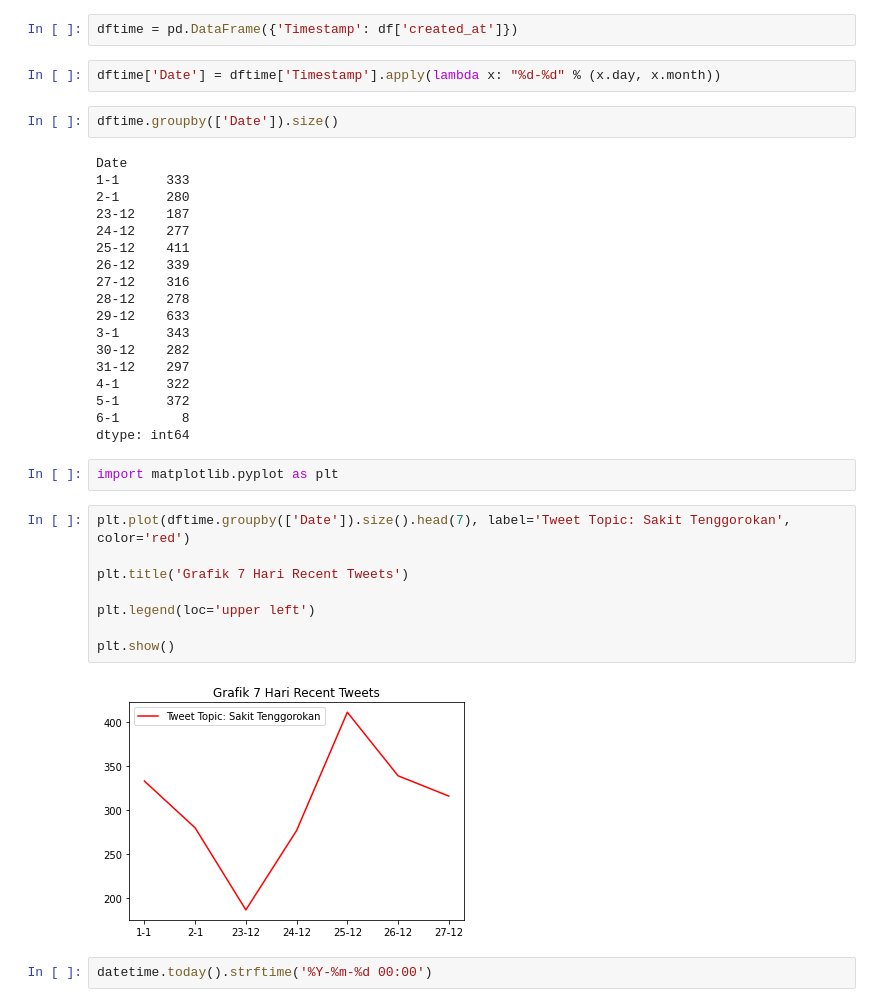
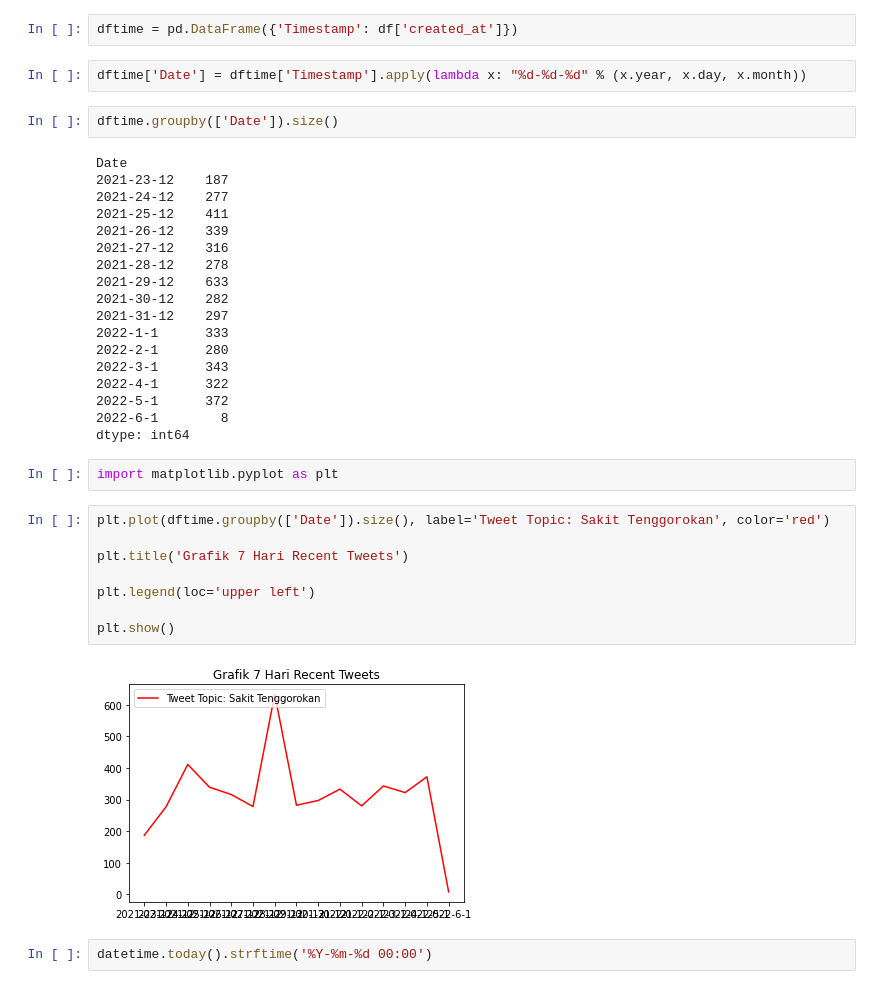
Before and after one commit to bigbisson/TrendingTwitterWordCrawling, a Jupyter notebook: main.ipynb, the cells around one changed output. Saved outputs shown, nothing was run; the diff lists cells and outputs as text.

```diff
--- a/main.ipynb
+++ b/main.ipynb
@@ -147,39 +147,39 @@ df.head(10)
 # %%
 dftime = pd.DataFrame({'Timestamp': df['created_at']})
 # %%
-dftime['Date'] = dftime['Timestamp'].apply(lambda x: "%d-%d" % (x.day, x.month))
+dftime['Date'] = dftime['Timestamp'].apply(lambda x: "%d-%d-%d" % (x.year, x.day, x.month))
 # %%
 dftime.groupby(['Date']).size()
 # %% [output]
 Date
-1-1      333
-2-1      280
-23-12    187
-24-12    277
-25-12    411
-26-12    339
-27-12    316
-28-12    278
-29-12    633
-3-1      343
-30-12    282
-31-12    297
-4-1      322
-5-1      372
-6-1        8
+2021-23-12    187
+2021-24-12    277
+2021-25-12    411
+2021-26-12    339
+2021-27-12    316
+2021-28-12    278
+2021-29-12    633
+2021-30-12    282
+2021-31-12    297
+2022-1-1      333
+2022-2-1      280
+2022-3-1      343
+2022-4-1      322
+2022-5-1      372
+2022-6-1        8
 dtype: int64
 # %%
 import matplotlib.pyplot as plt
 # %%
-plt.plot(dftime.groupby(['Date']).size().head(7), label='Tweet Topic: Sakit Tenggorokan', color='red')
+plt.plot(dftime.groupby(['Date']).size(), label='Tweet Topic: Sakit Tenggorokan', color='red')
 
 plt.title('Grafik 7 Hari Recent Tweets')
 
 plt.legend(loc='upper left')
 
 plt.show()
 # %% [output]
-[figure, old version]
+[figure, new version]
 # %%
 datetime.today().strftime('%Y-%m-%d 00:00')
 # %% [output]
```
